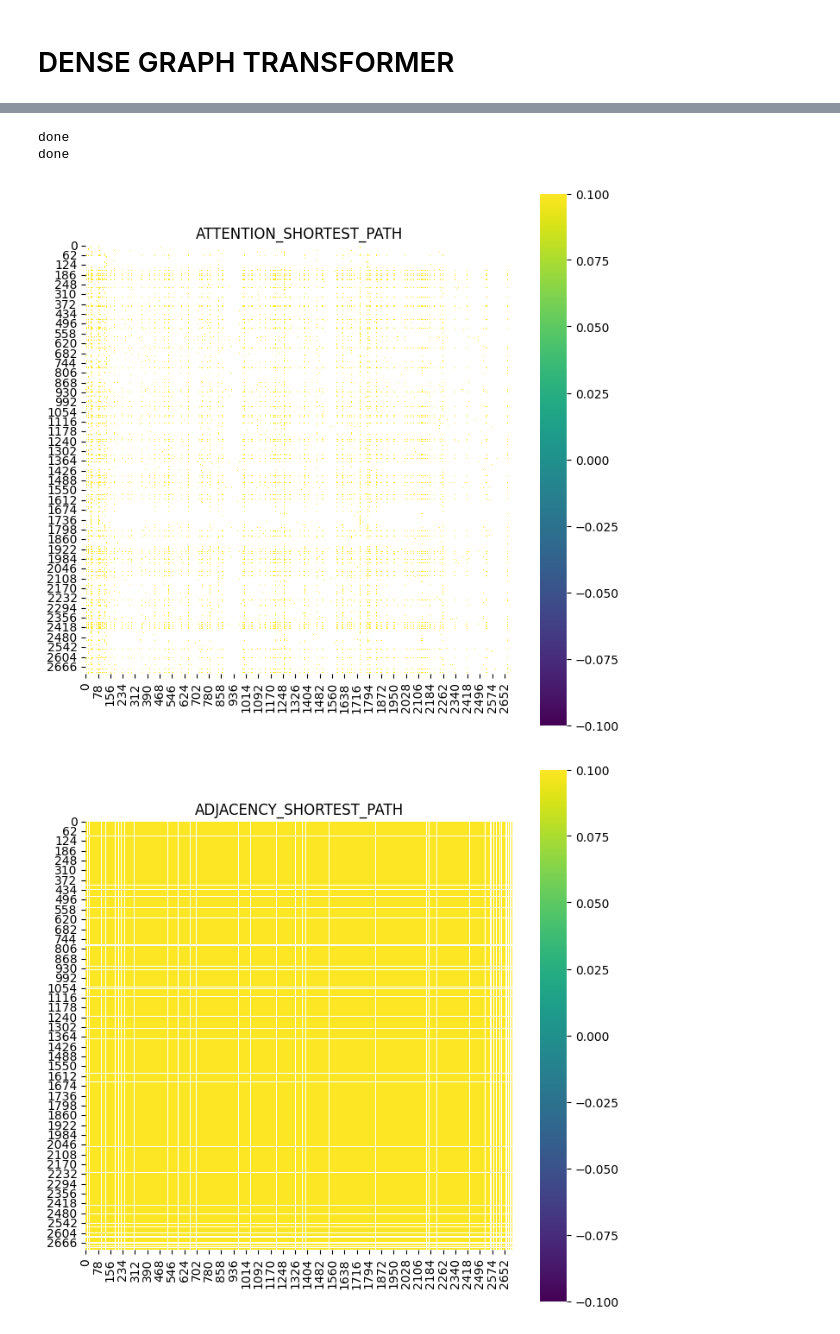
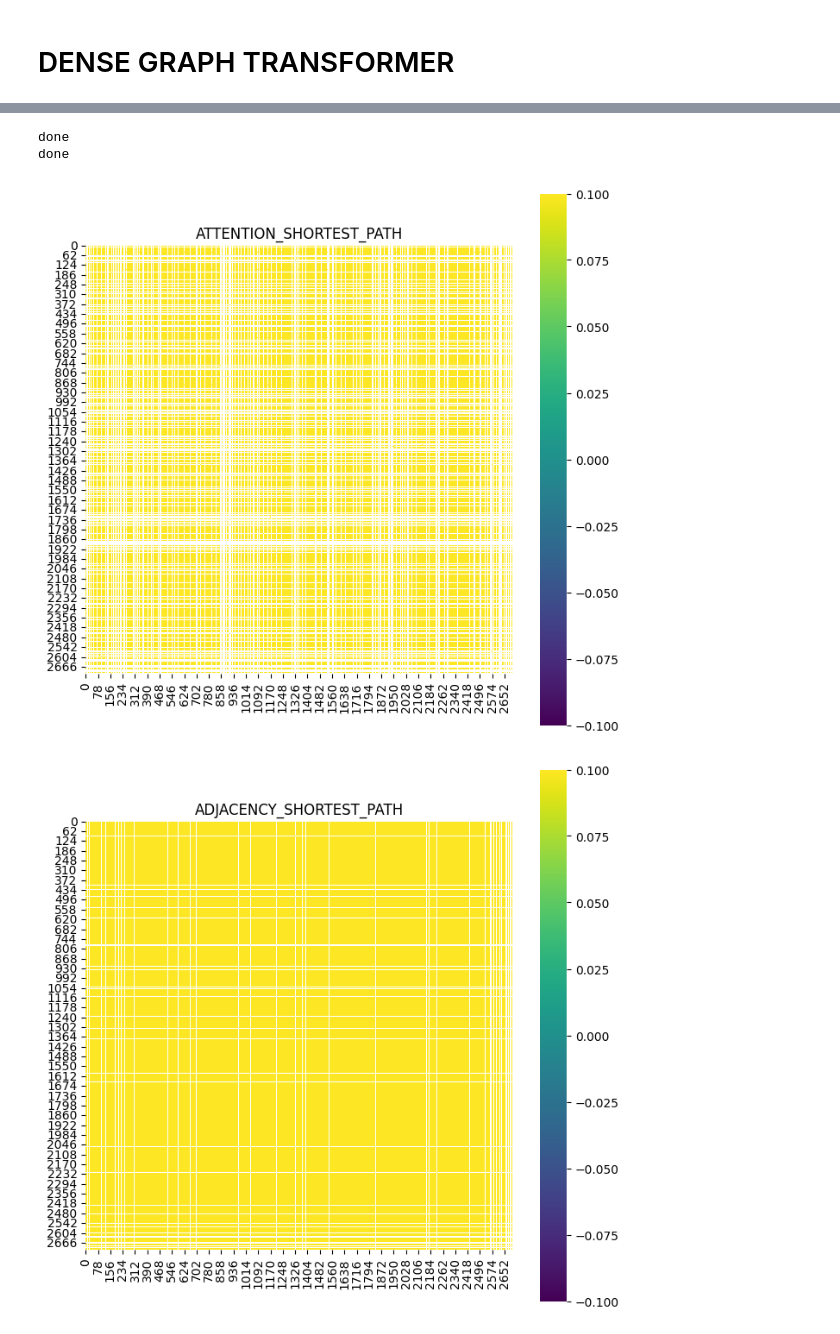
Before and after one commit to batu-el/l65_be301_dc755, a Jupyter notebook: Notebook0.ipynb, the cells around one changed output, grey strips where cells are left out. Drawn from its saved outputs; the diff is of its cells as text; code cells hidden in the pictures.

```diff
--- a/Notebook0.ipynb
+++ b/Notebook0.ipynb
@@ -612,8 +630,8 @@ class DenseGraphTransformerModel(Module):
             in_dim: int = dataset.num_features,
             pos_enc_dim: int = 16,
             hidden_dim: int = 128,
-            num_heads: int = 1,
-            num_layers: int = 1,
+            num_heads: int = 4,
+            num_layers: int = 3,
             out_dim: int = dataset.num_classes,
             dropout: float = 0.5,
         ):
@@ -811,3 +847,4 @@ ATTENTION_MATRIX.sum(axis=0), ATTENTION_MATRIX.sum(axis=1)
 # %%
 ### Node Degree Distribution - Before Tresholding (Probabilistic?)
-pd.DataFrame(pd.concat({'Attention':pd.DataFrame(ATTENTION_MATRIX.sum(axis=1)).value_counts(), 'Adjacency': pd.DataFrame(ADJACENCY.sum(axis=0)).value_counts()}, axis=1)).fillna(0)
+ATTENTION_MATRIX_0 = ATTENTION_MATRIX[0]
+pd.DataFrame(pd.concat({'Attention':pd.DataFrame(ATTENTION_MATRIX_0.sum(axis=1)).value_counts(), 'Adjacency': pd.DataFrame(ADJACENCY.sum(axis=0)).value_counts()}, axis=1)).fillna(0)
@@ -841,32 +897,32 @@ pd.DataFrame(pd.concat({'Attention':pd.DataFrame(ATTENTION_MATRIX.sum(axis=1)).v
 # %%
 ## Shortest Paths
 
 def get_shortest_path_matrix(adjacency_matrix):
     # Convert the adjacency matrix to a NetworkX graph
     graph = nx.from_numpy_array(adjacency_matrix, create_using=nx.DiGraph)
     # Compute the shortest path matrix using Floyd-Warshall algorithm in NetworkX
     shortest_path_matrix = nx.floyd_warshall_numpy(graph)
     # Convert numpy array back to torch tensor
     shortest_path_matrix = torch.tensor(shortest_path_matrix).float()
     return shortest_path_matrix
 
-ATTENTION_SHORTEST_PATH = get_shortest_path_matrix(ATTENTION_MATRIX)
+ATTENTION_SHORTEST_PATH = get_shortest_path_matrix(ATTENTION_MATRIX_0)
 print('done')
 ADJACENCY_SHORTEST_PATH = get_shortest_path_matrix(ADJACENCY)
 print('done')
 ATTENTION_SHORTEST_PATH[ATTENTION_SHORTEST_PATH != np.inf].max(), ADJACENCY_SHORTEST_PATH[ADJACENCY_SHORTEST_PATH != np.inf].max()
 
 plt.figure(figsize=(8, 8))
 sns.heatmap(ATTENTION_SHORTEST_PATH.numpy(), cmap='viridis', square=True)
 plt.title('ATTENTION_SHORTEST_PATH')
 plt.show()
 
 plt.figure(figsize=(8, 8))
 sns.heatmap(ADJACENCY_SHORTEST_PATH.numpy(), cmap='viridis', square=True)
 plt.title('ADJACENCY_SHORTEST_PATH')
 plt.show()
 # %% [output]
 done
 done
-[figure, old version]
+[figure, new version]
 [figure]
```
Also changed, not shown: parts of 20 cells of this notebook.
